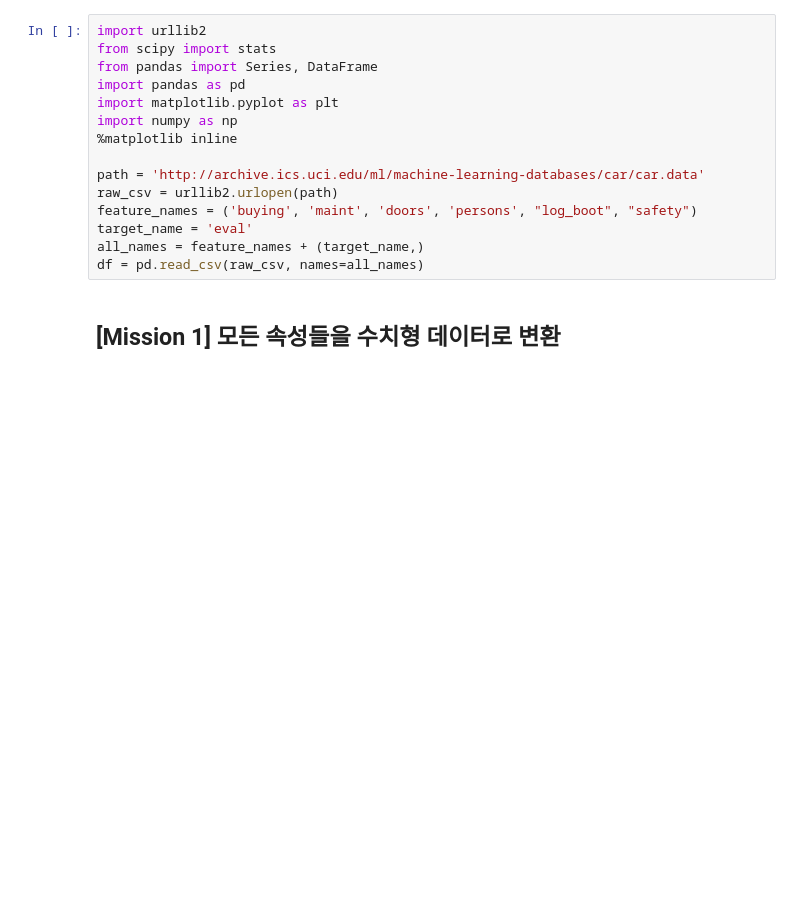
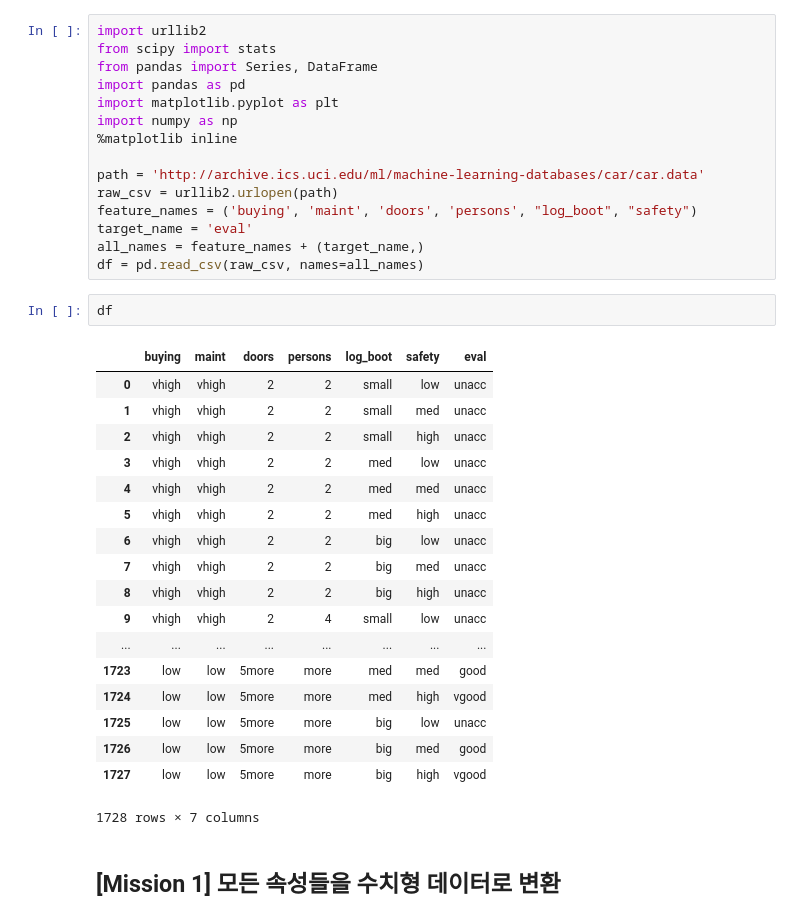
Before and after one commit to HeoJooSeong/zoostar, a Jupyter notebook: LINK_LAB/파이선 세미나 & 데이터과학/DATASCIENCE_HW2.ipynb, the cells around one changed output. Saved outputs shown, nothing was run; the diff lists cells and outputs as text; blank space fills up the shorter version.

```diff
--- a/LINK_LAB/파이선 세미나 & 데이터과학/DATASCIENCE_HW2.ipynb
+++ b/LINK_LAB/파이선 세미나 & 데이터과학/DATASCIENCE_HW2.ipynb
@@ -15,5 +15,26 @@ feature_names = ('buying', 'maint', 'doors', 'persons', "log_boot", "safety")
 target_name = 'eval'
 all_names = feature_names + (target_name,)
 df = pd.read_csv(raw_csv, names=all_names)
+# %%
+df
+# %% [output]
+|  | buying | maint | doors | persons | log_boot | safety | eval |
+| 0 | vhigh | vhigh | 2 | 2 | small | low | unacc |
+| 1 | vhigh | vhigh | 2 | 2 | small | med | unacc |
+| 2 | vhigh | vhigh | 2 | 2 | small | high | unacc |
+| 3 | vhigh | vhigh | 2 | 2 | med | low | unacc |
+| 4 | vhigh | vhigh | 2 | 2 | med | med | unacc |
+| 5 | vhigh | vhigh | 2 | 2 | med | high | unacc |
+| 6 | vhigh | vhigh | 2 | 2 | big | low | unacc |
+| 7 | vhigh | vhigh | 2 | 2 | big | med | unacc |
+| 8 | vhigh | vhigh | 2 | 2 | big | high | unacc |
+| 9 | vhigh | vhigh | 2 | 4 | small | low | unacc |
+| ... | ... | ... | ... | ... | ... | ... | ... |
+| 1723 | low | low | 5more | more | med | med | good |
+| 1724 | low | low | 5more | more | med | high | vgood |
+| 1725 | low | low | 5more | more | big | low | unacc |
+| 1726 | low | low | 5more | more | big | med | good |
+| 1727 | low | low | 5more | more | big | high | vgood |
+1728 rows × 7 columns
 # %% [markdown]
 ## [Mission 1] 모든 속성들을 수치형 데이터로 변환
```
Also changed, not shown: parts of 25 cells of this notebook, 5 other files.
